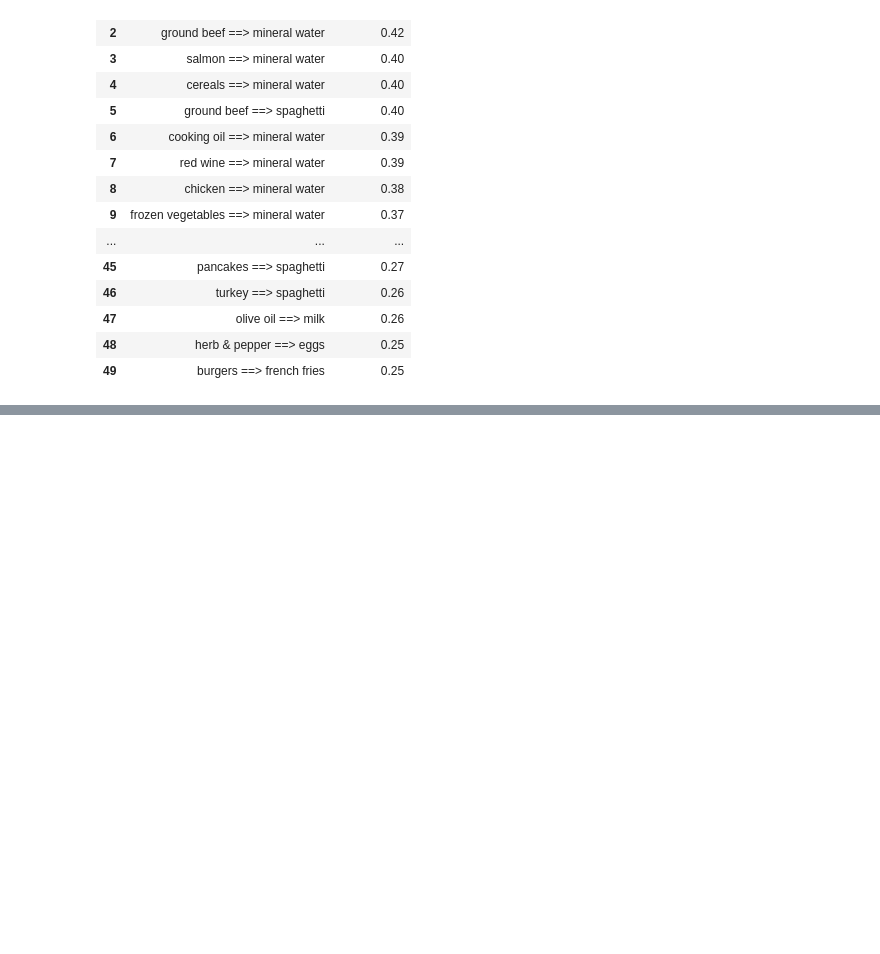
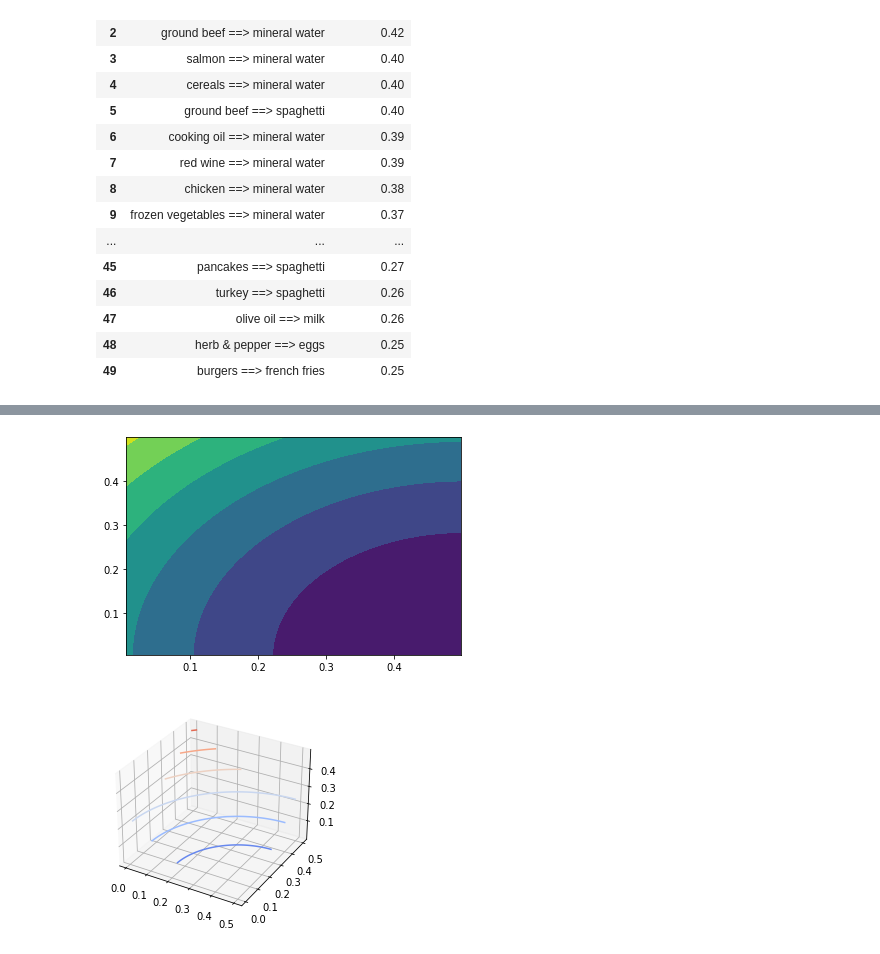
Before and after one commit to iknowright/data-mining-association-rules, a Jupyter notebook: analysis.ipynb, the cells around one changed output, grey strips where cells are left out. Saved outputs shown, nothing was run; the diff lists cells and outputs as text; code cells hidden in the pictures; blank space fills up the shorter version.

```diff
--- a/analysis.ipynb
+++ b/analysis.ipynb
@@ -40,0 +125,40 @@ data[:50]
+# %%
+from matplotlib import cm
+import matplotlib.pyplot as plt
+import numpy as np
+
+from associator import Associator
+from algorithm.apriori import Apriori
+from dataset_helper.dataset_loader import DataLoader
+
+associator = Associator()
+algorithm = Apriori()
+data = DataLoader.load_kaggle_data()
+
+ss = np.arange(0.005, 0.5, 0.002)
+cc = np.arange(0.005, 0.5, 0.002)
+
+ti = []
+for s in list(ss):
+    tj = []
+    for c in list(cc)[::-1]:
+        z = s**2 + c**2
+        tj.append(z)
+    ti.append(tj)
+
+z = np.array(ti)
+
+h = plt.contourf(ss, cc, z)
+plt.show()
+
+
+fig = plt.figure()
+ax = fig.gca(projection='3d')
+
+# Plot contour curves
+cset = ax.contour(ss, cc, z, cmap=cm.coolwarm)
+
+plt.show()
+# %% [output]
+[figure, added]
+[figure, added]
```
Also changed, not shown: parts of 3 cells of this notebook.
